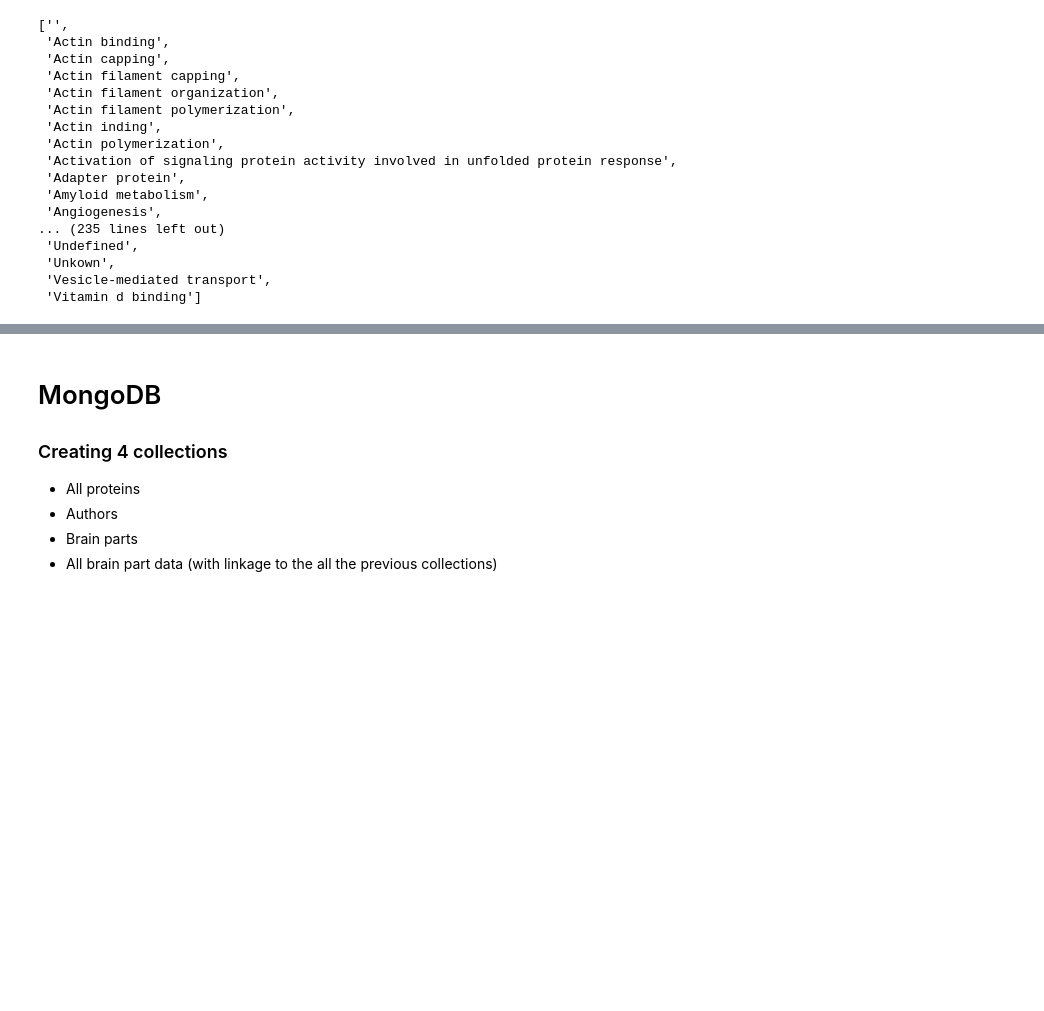
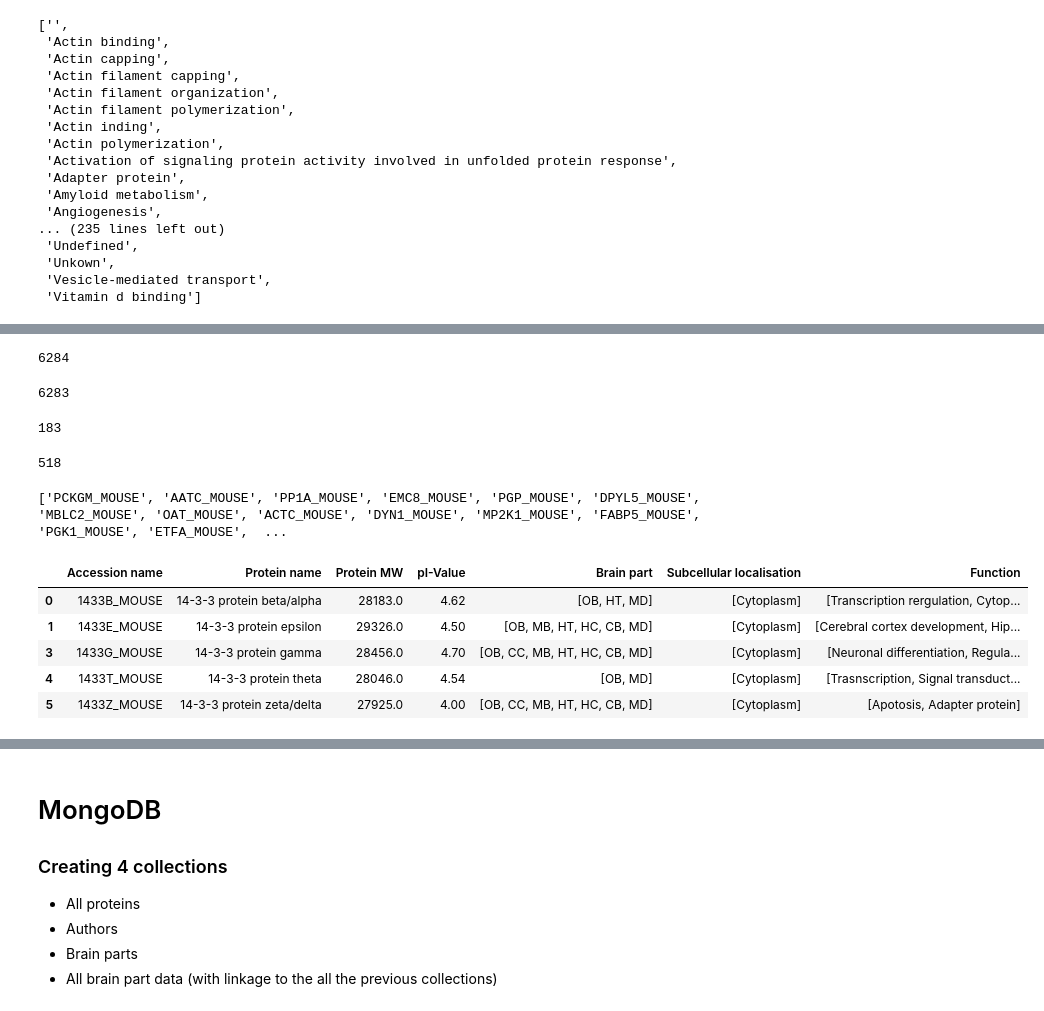
Before and after one commit to glyspy/Mouse-Brain-Protein-Database, a Jupyter notebook: data_preparation.ipynb, the cells around one changed output, grey strips where cells are left out. Saved outputs shown, nothing was run; the diff lists cells and outputs as text; code cells hidden in the pictures; blank space fills up the shorter version.

```diff
--- a/data_preparation.ipynb
+++ b/data_preparation.ipynb
@@ -446,7 +462,8 @@ sum_table2['Function'] = sum_table2['Function'].replace('Transcription rergulati
 # %%
 # Taraslia: Add localization column to the proteins
 # data frame from sum_table2 to map to the taraslia proteins
-map_loc_taraslia = sum_table2[['Accession name', 'Subcellular localisation', 'Function']].copy()
+map_loc_taraslia = sum_table2.copy()
+map_loc_taraslia = map_loc_taraslia[['Accession name', 'Subcellular localisation', 'Function']]
 
 # map to all brain region dfs
 for df in dfs_series2:
@@ -457,0 +481,48 @@ for df in dfs_series2:
+# %%
+list_korovesi_tables = []
+
+for df in dfs_series1:
+    list_korovesi_tables.extend(df['Accession name'].to_list())
+
+unique_count = len(set(list_korovesi_tables))
+print(unique_count)
+# %% [output]
+6284
+# %%
+len(set(sum_table1['Accession name']))
+# %% [output]
+6283
+# %%
+list_taraslia_tables = []
+
+for df in dfs_series2:
+    list_taraslia_tables.extend(df['Accession name'].to_list())
+
+unique_count = len(set(list_taraslia_tables))
+print(unique_count)
+# %% [output]
+183
+# %%
+len(set(sum_table2['Accession name']))
+# %% [output]
+518
+# %%
+# Find the of the Taraslia proteins
+all_prots = set(sum_table2['Accession name'])
+set_taraslia_tables = set(list_taraslia_tables)
+remaining_prots = list(all_prots - set_taraslia_tables)
+print(remaining_prots)
+# %% [output]
+['PCKGM_MOUSE', 'AATC_MOUSE', 'PP1A_MOUSE', 'EMC8_MOUSE', 'PGP_MOUSE', 'DPYL5_MOUSE', 'MBLC2_MOUSE', 'OAT_MOUSE', 'ACTC_MOUSE', 'DYN1_MOUSE', 'MP2K1_MOUSE', 'FABP5_MOUSE', 'PGK1_MOUSE', 'ETFA_MOUSE',  ...
+# %%
+# Put those proteins in a new df
+rem_taraslia = sum_table2[sum_table2['Accession name'].isin(remaining_prots)]
+rem_taraslia.loc[:, 'Subcellular localisation'] = rem_taraslia['Subcellular localisation'].apply(process_string)
+rem_taraslia.head()
+# %% [output]
+|  | Accession name | Protein name | Protein MW | pI-Value | Brain part | Subcellular localisation | Function |
+| 0 | 1433B_MOUSE | 14-3-3 protein beta/alpha | 28183.0 | 4.62 | [OB, HT, MD] | [Cytoplasm] | [Transcription rergulation, Cytop... |
+| 1 | 1433E_MOUSE | 14-3-3 protein epsilon | 29326.0 | 4.50 | [OB, MB, HT, HC, CB, MD] | [Cytoplasm] | [Cerebral cortex development, Hip... |
+| 3 | 1433G_MOUSE | 14-3-3 protein gamma | 28456.0 | 4.70 | [OB, CC, MB, HT, HC, CB, MD] | [Cytoplasm] | [Neuronal differentiation, Regula... |
+| 4 | 1433T_MOUSE | 14-3-3 protein theta | 28046.0 | 4.54 | [OB, MD] | [Cytoplasm] | [Trasnscription, Signal transduct... |
+| 5 | 1433Z_MOUSE | 14-3-3 protein zeta/delta | 27925.0 | 4.00 | [OB, CC, MB, HT, HC, CB, MD] | [Cytoplasm] | [Apotosis, Adapter protein] |
```
Also changed, not shown: parts of 30 cells of this notebook, 2 other files.
